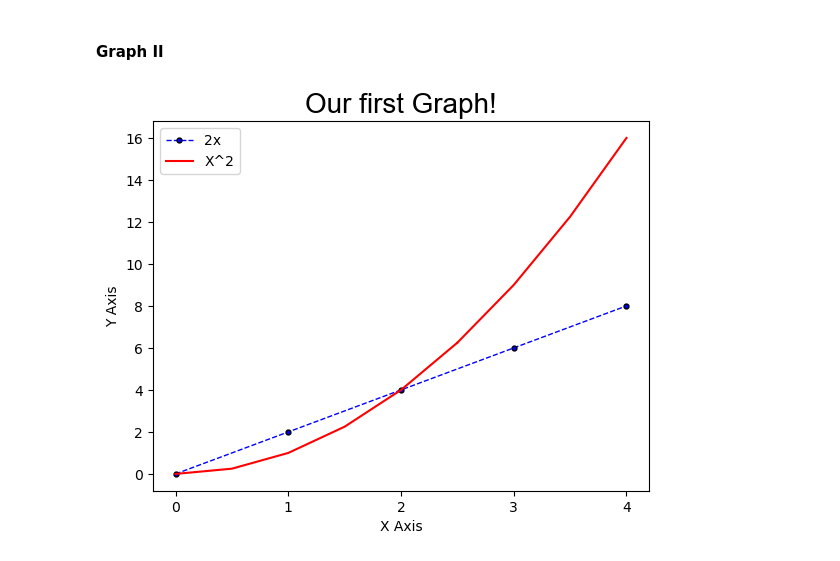
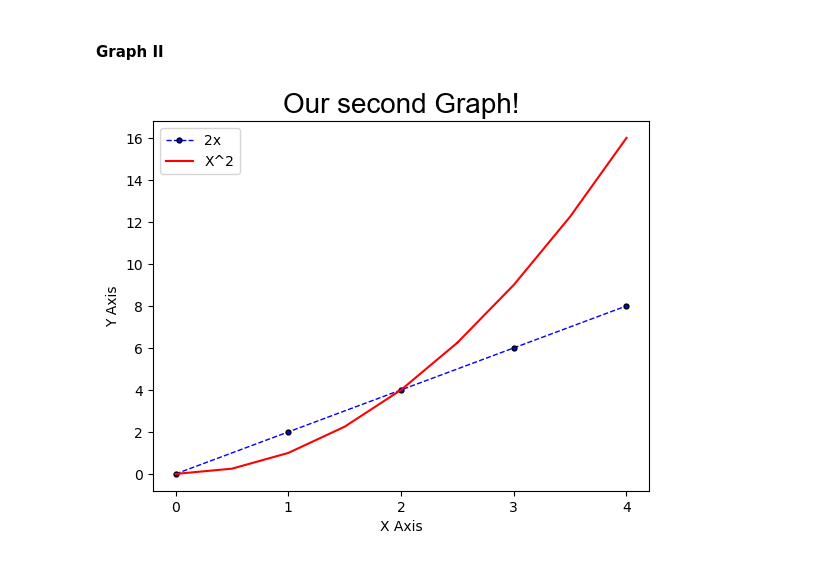
Before and after one commit to GaloRomero/pythonCode, a Jupyter notebook: Matplotlib.ipynb, the cells around one changed output. Cells and saved outputs as stored; diff of their text form; code cells hidden in the pictures.

```diff
--- a/Matplotlib.ipynb
+++ b/Matplotlib.ipynb
@@ -41,29 +41,29 @@ print(available_fonts)
 # %%
 x = [0,1,2,3,4]
 y = [0,2,4,6,8]
 
 # Shorthand notation
 # fmt = '[color],[marker],[line]'
 # plt.plot(x,y, 'r.--', label='2x')
 
 # Line number 1
 plt.plot(x,y, label='2x', color='blue', linewidth=1, linestyle= '--', marker='.', markersize=7, markeredgecolor='black')
 
 # Line number 2
 x2 = np.arange(0,4.5,0.5)
 # You want to show the projection of the graph phenomenom on the future
 plt.plot(x2[:6], x2[:6]**2, 'r', label= 'X^2') # Take the first 6 values: [:6]
 plt.plot(x2[5:], x2[5:]**2, 'r') # # Take the last 5 values: [5:]
 
-plt.title('Our first Graph!', fontdict={'fontname': 'Arial', 'fontsize': 20})
+plt.title('Our second Graph!', fontdict={'fontname': 'Arial', 'fontsize': 20})
 plt.xlabel('X Axis')
 plt.ylabel('Y Axis')
 
 plt.xticks([0,1,2,3,4]) # change x ticks
 # plt.yticks([0,2,4,6,8]) # change y ticks
 
 plt.legend()
 
 plt.show()
 # %% [output]
-[figure, old version]
+[figure, new version]
```
